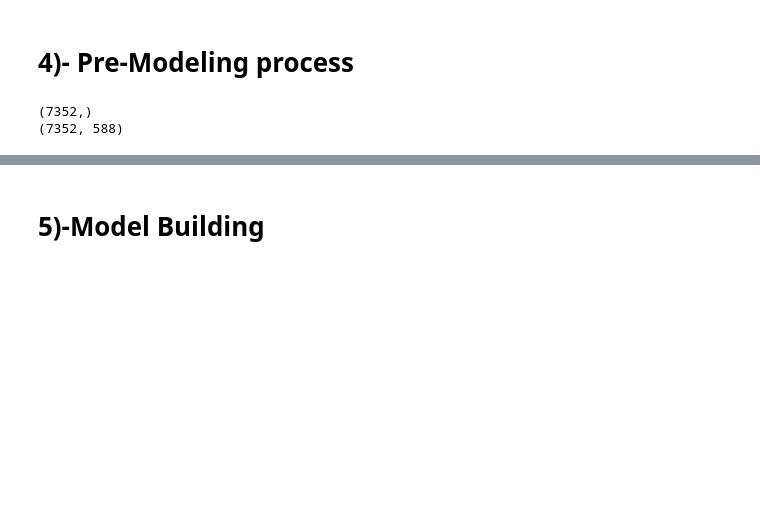
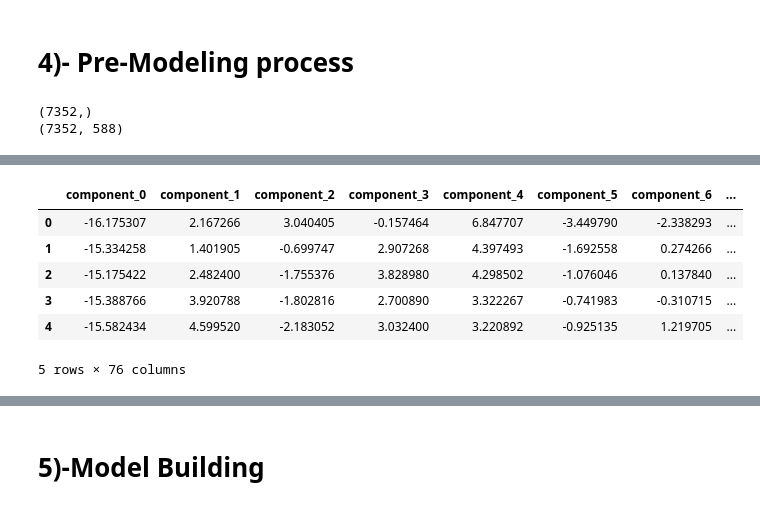
Before and after one commit to HassanSherwani/Standard-Projects, a Jupyter notebook: Multi-class_Classifier/Tech_test.ipynb, the cells around one changed output, grey strips where cells are left out. Cells and saved outputs as stored; diff of their text form; code cells hidden in the pictures; blank space fills up the shorter version.

```diff
--- a/Multi-class_Classifier/Tech_test.ipynb
+++ b/Multi-class_Classifier/Tech_test.ipynb
@@ -537,0 +489,7 @@ print(y_test.shape)
+# %%
+X_pca = X.copy()
+# %%
+from sklearn.decomposition import PCA
+pca = PCA(n_components=0.90) # to get 95% of variance
+# %%
+pca.fit(X_pca)
@@ -537,0 +562,10 @@ print(y_test.shape)
+# %%
+X_pca.head()
+# %% [output]
+|  | component_0 | component_1 | component_2 | component_3 | component_4 | component_5 | component_6 | ... |
+| 0 | -16.175307 | 2.167266 | 3.040405 | -0.157464 | 6.847707 | -3.449790 | -2.338293 | ... |
+| 1 | -15.334258 | 1.401905 | -0.699747 | 2.907268 | 4.397493 | -1.692558 | 0.274266 | ... |
+| 2 | -15.175422 | 2.482400 | -1.755376 | 3.828980 | 4.298502 | -1.076046 | 0.137840 | ... |
+| 3 | -15.388766 | 3.920788 | -1.802816 | 2.700890 | 3.322267 | -0.741983 | -0.310715 | ... |
+| 4 | -15.582434 | 4.599520 | -2.183052 | 3.032400 | 3.220892 | -0.925135 | 1.219705 | ... |
+5 rows × 76 columns
```
Also changed, not shown: parts of 85 cells of this notebook.
